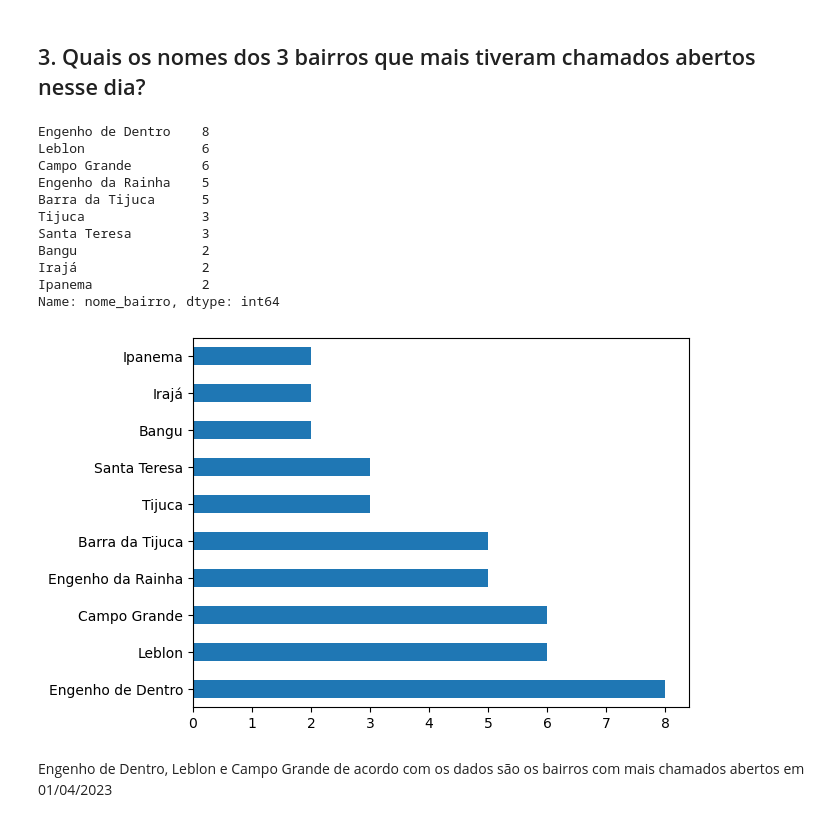
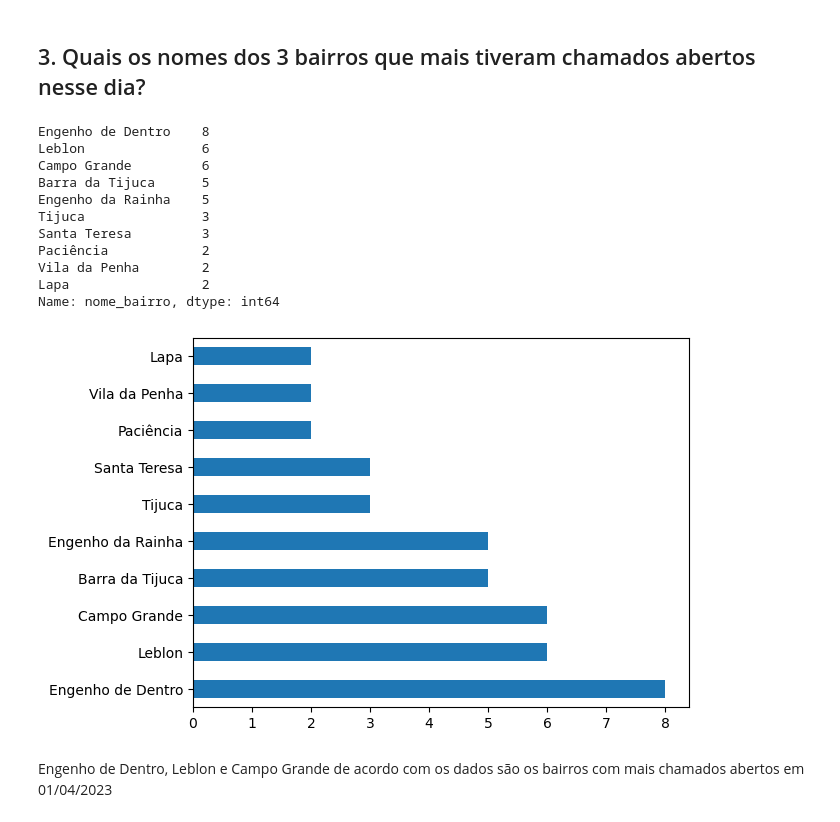
Before and after one commit to TalissaMoura/emd-desafio-junior-data-scientist, a Jupyter notebook: notebooks/01_data_analysis_chamados1746_com_geoloc.ipynb, the cells around one changed output. Saved outputs shown, nothing was run; the diff lists cells and outputs as text; code cells hidden in the pictures.

```diff
--- a/notebooks/01_data_analysis_chamados1746_com_geoloc.ipynb
+++ b/notebooks/01_data_analysis_chamados1746_com_geoloc.ipynb
@@ -13,7 +13,7 @@ from datetime import date
 # 2. Read dataset
 # %%
 df = pd.read_parquet(
-    "../datasets/raw/dataset_chamado_1746_with_geoloc_2023-04-01.parquet.gzip"
+    "../datasets/raw/dataset_daily_chamado1746_2023-04-01.parquet.gzip"
 )
 print("dataset shape: ", df.shape)
 df.head()
@@ -140,21 +134,21 @@ Conforme ilustra os dados acima, poluição sonora foi o que mais apresentou cha
 # %% [markdown]
 ## 3. Quais os nomes dos 3 bairros que mais tiveram chamados abertos nesse dia?
 # %%
-df_apr["nome_bairro"].value_counts(ascending=False)[:10].plot.barh()
-df_apr["nome_bairro"].value_counts(ascending=False)[:10]
+df["nome_bairro"].value_counts(ascending=False)[:10].plot.barh()
+df["nome_bairro"].value_counts(ascending=False)[:10]
 # %% [output]
 Engenho de Dentro    8
 Leblon               6
 Campo Grande         6
+Barra da Tijuca      5
 Engenho da Rainha    5
-Barra da Tijuca      5
 Tijuca               3
 Santa Teresa         3
-Bangu                2
-Irajá                2
-Ipanema              2
+Paciência            2
+Vila da Penha        2
+Lapa                 2
 Name: nome_bairro, dtype: int64
-[figure, old version]
+[figure, new version]
 # %% [markdown]
 Engenho de Dentro, Leblon e Campo Grande de acordo com os dados são os bairros com mais chamados abertos em 01/04/2023
 # %% [markdown]
```
Also changed, not shown: parts of 11 cells of this notebook.
